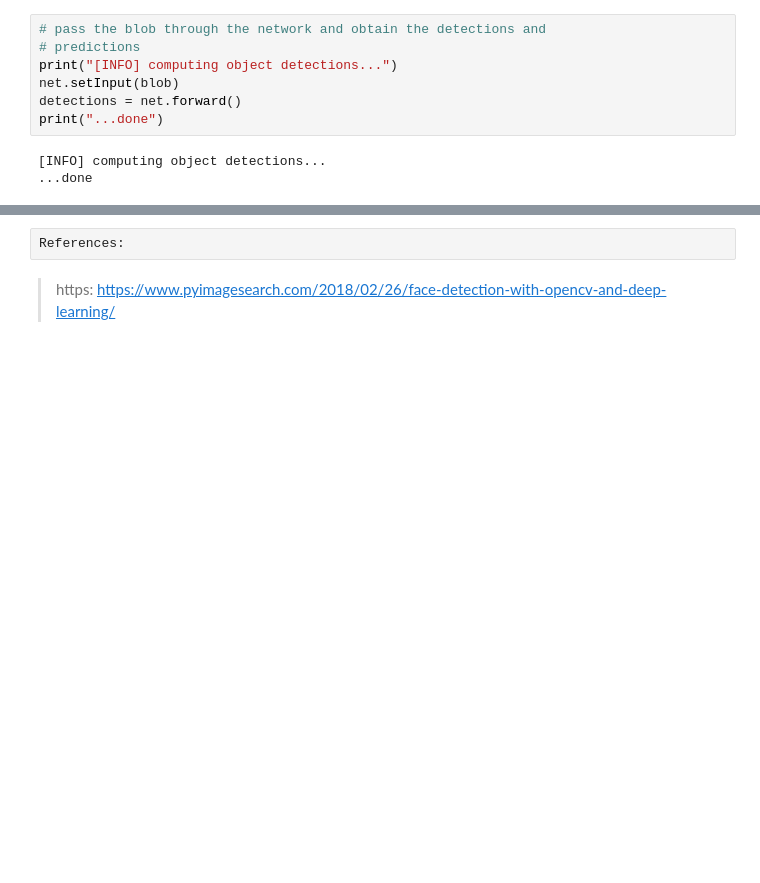
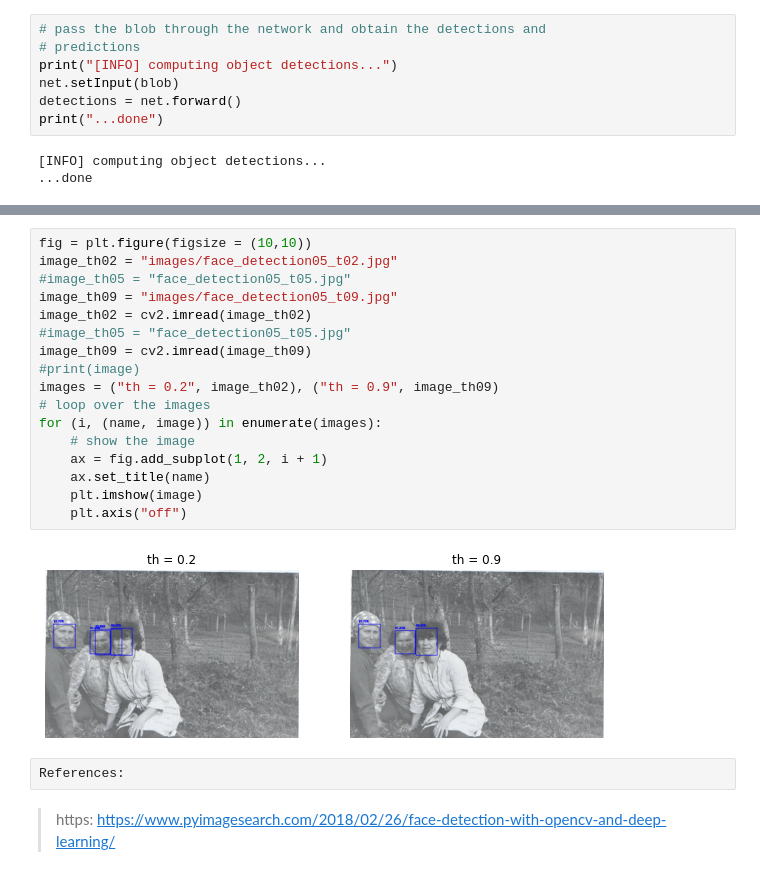
Before and after one commit to simsisim/sims-pyimage, a Jupyter notebook: _notebooks/2020-12-22-Day1_Face_Detection_OpenCV.ipynb, the cells around one changed output, grey strips where cells are left out. Cells and saved outputs as stored; diff of their text form; blank space fills up the shorter version.

```diff
--- a/_notebooks/2020-12-22-Day1_Face_Detection_OpenCV.ipynb
+++ b/_notebooks/2020-12-22-Day1_Face_Detection_OpenCV.ipynb
@@ -94,3 +94,22 @@ True
+# %%
+fig = plt.figure(figsize = (10,10))
+image_th02 = "images/face_detection05_t02.jpg"
+#image_th05 = "face_detection05_t05.jpg"
+image_th09 = "images/face_detection05_t09.jpg"
+image_th02 = cv2.imread(image_th02)
+#image_th05 = "face_detection05_t05.jpg"
+image_th09 = cv2.imread(image_th09)
+#print(image)
+images = ("th = 0.2", image_th02), ("th = 0.9", image_th09)
+# loop over the images
+for (i, (name, image)) in enumerate(images):
+    # show the image
+    ax = fig.add_subplot(1, 2, i + 1)
+    ax.set_title(name)
+    plt.imshow(image)
+    plt.axis("off")
+# %% [output]
+[figure, added]
 # %%
 References:
 # %% [markdown]
```
Also changed, not shown: parts of 2 cells of this notebook.
